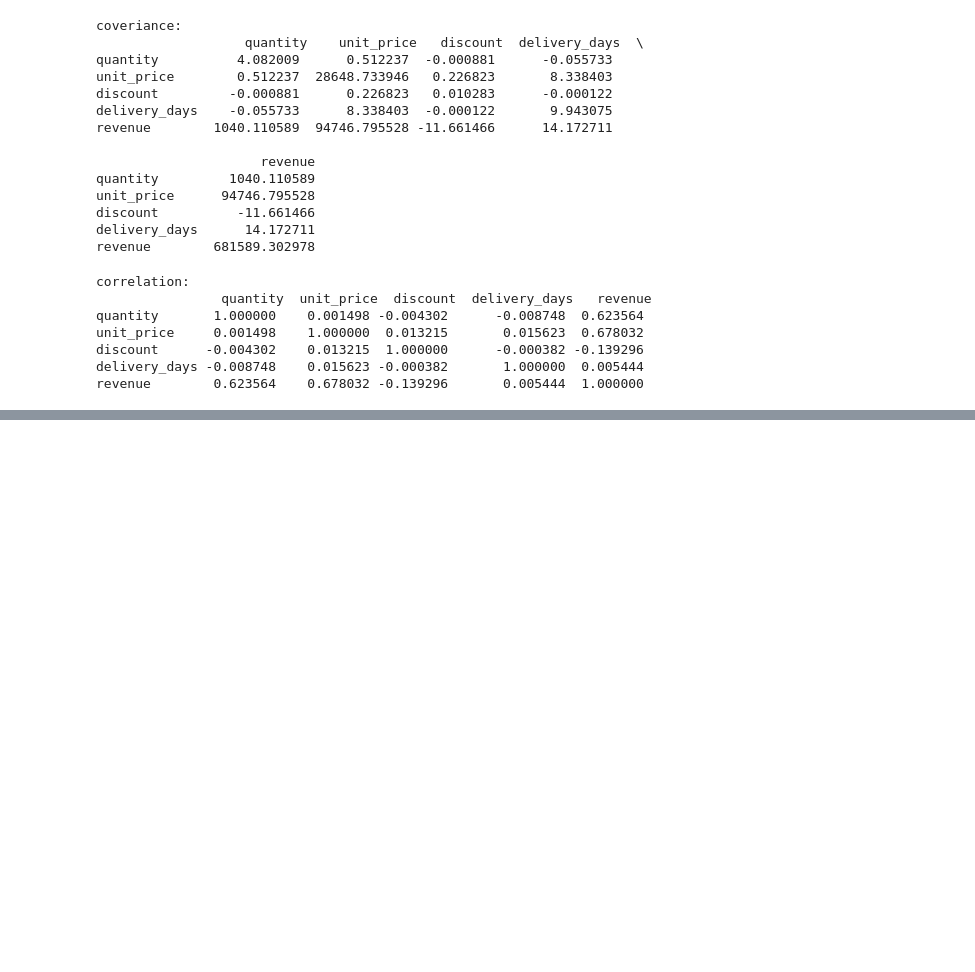
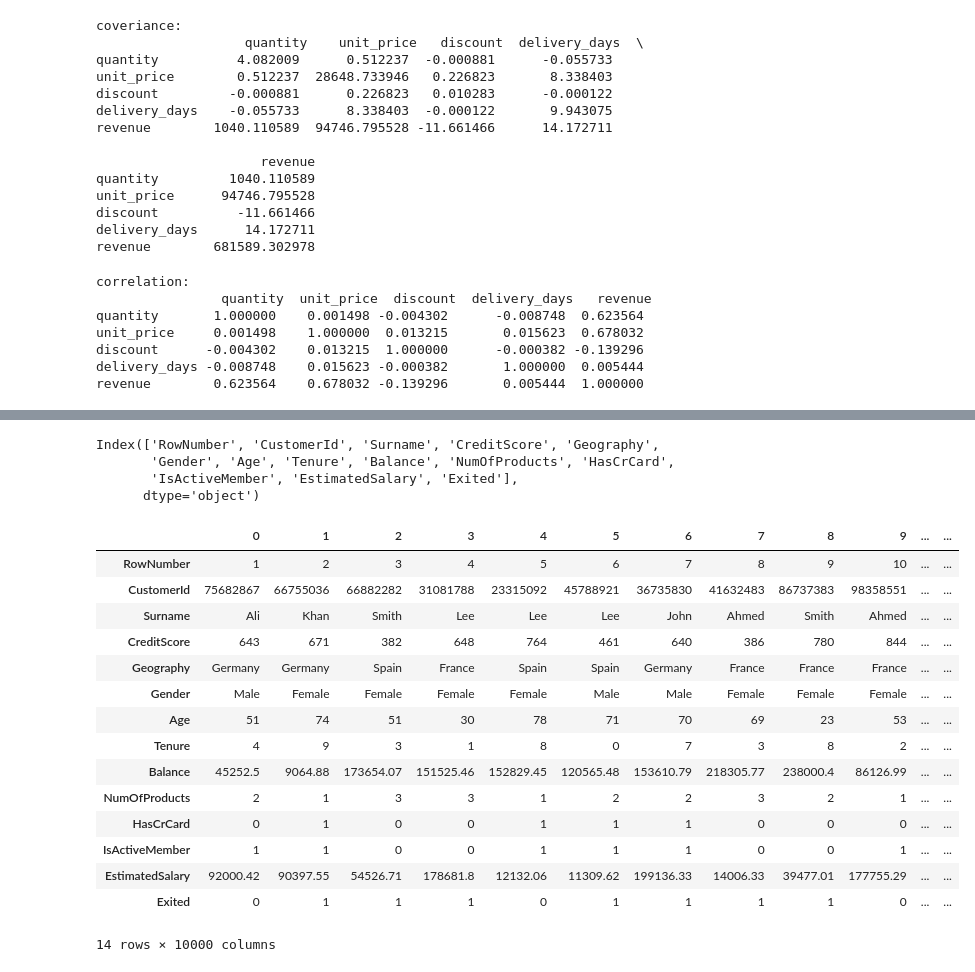
Before and after one commit to mudasirahmad56/PYTHON, a Jupyter notebook: chapter01.ipynb, the cells around one changed output, grey strips where cells are left out. Cells and saved outputs as stored; diff of their text form; code cells hidden in the pictures; blank space fills up the shorter version.

```diff
--- a/chapter01.ipynb
+++ b/chapter01.ipynb
@@ -1411,3 +1411,6 @@ unit_price     0.001498    1.000000  0.013215       0.015623  0.678032
 discount      -0.004302    0.013215  1.000000      -0.000382 -0.139296
 delivery_days -0.008748    0.015623 -0.000382       1.000000  0.005444
 revenue        0.623564    0.678032 -0.139296       0.005444  1.000000
+# %%
+import pandas as pd
+df = pd.read_csv("churn_Modelling.csv")
@@ -1413,0 +1497,26 @@ revenue        0.623564    0.678032 -0.139296       0.005444  1.000000
+# %%
+df.columns
+# %% [output]
+Index(['RowNumber', 'CustomerId', 'Surname', 'CreditScore', 'Geography',
+       'Gender', 'Age', 'Tenure', 'Balance', 'NumOfProducts', 'HasCrCard',
+       'IsActiveMember', 'EstimatedSalary', 'Exited'],
+      dtype='object')
+# %%
+df.T
+# %% [output]
+|  | 0 | 1 | 2 | 3 | 4 | 5 | 6 | 7 | 8 | 9 | ... | ... |
+| RowNumber | 1 | 2 | 3 | 4 | 5 | 6 | 7 | 8 | 9 | 10 | ... | ... |
+| CustomerId | 75682867 | 66755036 | 66882282 | 31081788 | 23315092 | 45788921 | 36735830 | 41632483 | 86737383 | 98358551 | ... | ... |
+| Surname | Ali | Khan | Smith | Lee | Lee | Lee | John | Ahmed | Smith | Ahmed | ... | ... |
+| CreditScore | 643 | 671 | 382 | 648 | 764 | 461 | 640 | 386 | 780 | 844 | ... | ... |
+| Geography | Germany | Germany | Spain | France | Spain | Spain | Germany | France | France | France | ... | ... |
+| Gender | Male | Female | Female | Female | Female | Male | Male | Female | Female | Female | ... | ... |
+| Age | 51 | 74 | 51 | 30 | 78 | 71 | 70 | 69 | 23 | 53 | ... | ... |
+| Tenure | 4 | 9 | 3 | 1 | 8 | 0 | 7 | 3 | 8 | 2 | ... | ... |
+| Balance | 45252.5 | 9064.88 | 173654.07 | 151525.46 | 152829.45 | 120565.48 | 153610.79 | 218305.77 | 238000.4 | 86126.99 | ... | ... |
+| NumOfProducts | 2 | 1 | 3 | 3 | 1 | 2 | 2 | 3 | 2 | 1 | ... | ... |
+| HasCrCard | 0 | 1 | 0 | 0 | 1 | 1 | 1 | 0 | 0 | 0 | ... | ... |
+| IsActiveMember | 1 | 1 | 0 | 0 | 1 | 1 | 1 | 0 | 0 | 1 | ... | ... |
+| EstimatedSalary | 92000.42 | 90397.55 | 54526.71 | 178681.8 | 12132.06 | 11309.62 | 199136.33 | 14006.33 | 39477.01 | 177755.29 | ... | ... |
+| Exited | 0 | 1 | 1 | 1 | 0 | 1 | 1 | 1 | 1 | 0 | ... | ... |
+14 rows × 10000 columns
```
Also changed, not shown: parts of 20 cells of this notebook.
